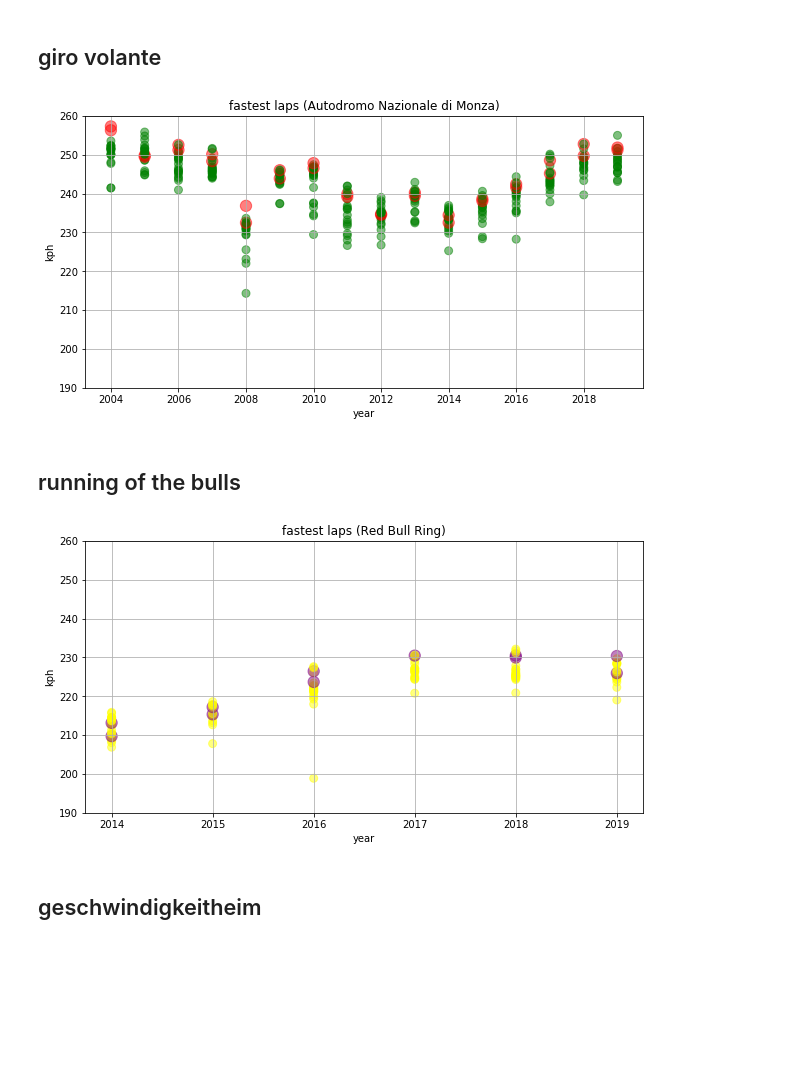
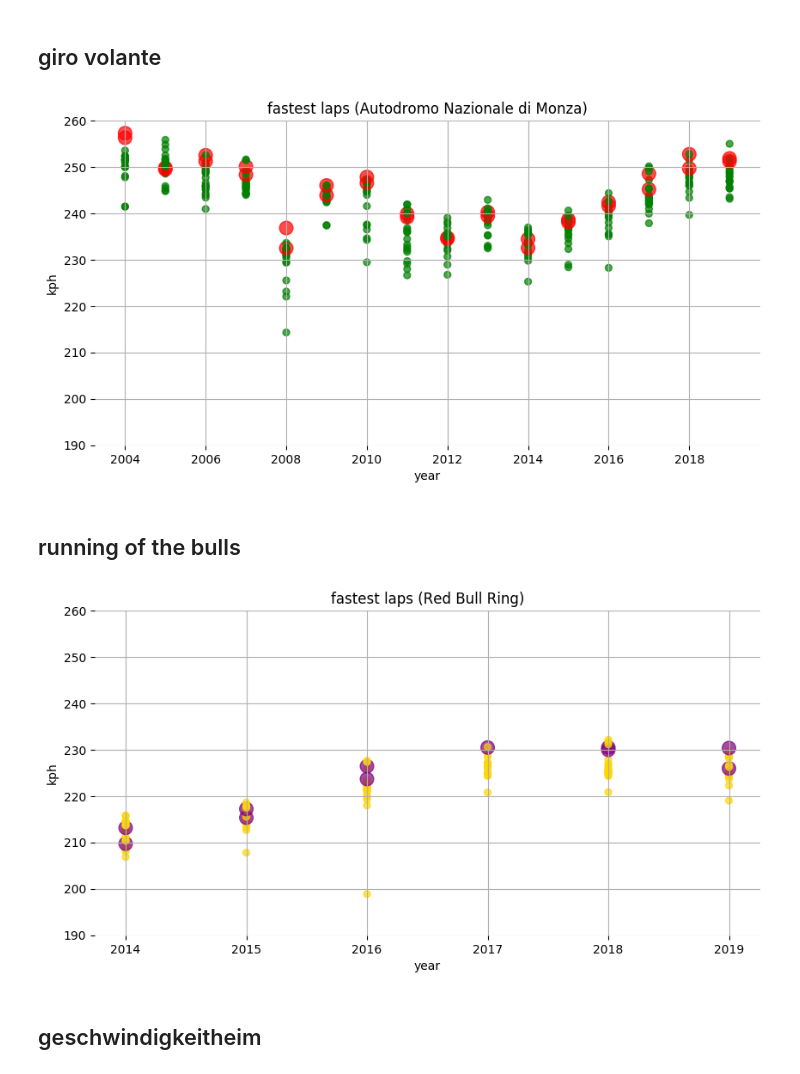
Before and after one commit to samkennerly/kingofsnake, a Jupyter notebook: books/viz/scatter.ipynb, the cells around one changed output. Cells and saved outputs as stored; diff of their text form; code cells hidden in the pictures; blank space fills up the shorter version.

```diff
--- a/books/viz/scatter.ipynb
+++ b/books/viz/scatter.ipynb
@@ -51,32 +51,25 @@ fastlaps
 | 6221 | Yas Marina Circuit | 2019 | 53 | 201.387 | Mercedes |
 6222 rows × 5 columns
 # %%
-def dots(circuit, team, color, default):
+def dots(circuit, team, teamcolor, defcolor):
     title = f"fastest laps ({circuit})"
-
     data = fastlaps.loc[fastlaps['circuit'].eq(circuit)].copy()
-    data['size'] = data['team'].map({team: 128}).fillna(64)
-    data['color'] = data['team'].map({team: color}).fillna(default)
+    data['size'] = data['team'].map({team: 128}).fillna(32)
+    data['color'] = data['team'].eq(team)
+    data['color'] = data['team'].map({team: teamcolor}).fillna(defcolor)
     data = data['year kph color size'.split()]
-
-    plot.scatter(data, title=title, ylim=(190, 260))
+    plot.scatter(data, colorbar=None, title=title, ylim=(190, 260))
 # %% [markdown]
 ## giro volante
 # %%
-circuit = 'Autodromo Nazionale di Monza'
-colors = ('red', 'green')
-team = 'Ferrari'
-dots(circuit, team, *colors)
+dots('Autodromo Nazionale di Monza', 'Ferrari', 'red', 'green')
 # %% [output]
-[figure, old version]
+[figure, new version]
 # %% [markdown]
 ## running of the bulls
 # %%
-circuit = 'Red Bull Ring'
-colors = ('purple', 'yellow')
-team = 'Red Bull'
-dots(circuit, team, *colors)
+dots('Red Bull Ring', 'Red Bull', 'purple', 'gold')
 # %% [output]
-[figure, old version]
+[figure, new version]
 # %% [markdown]
 ## geschwindigkeitheim
```
Also changed, not shown: parts of 5 cells of this notebook, 5 other files.
